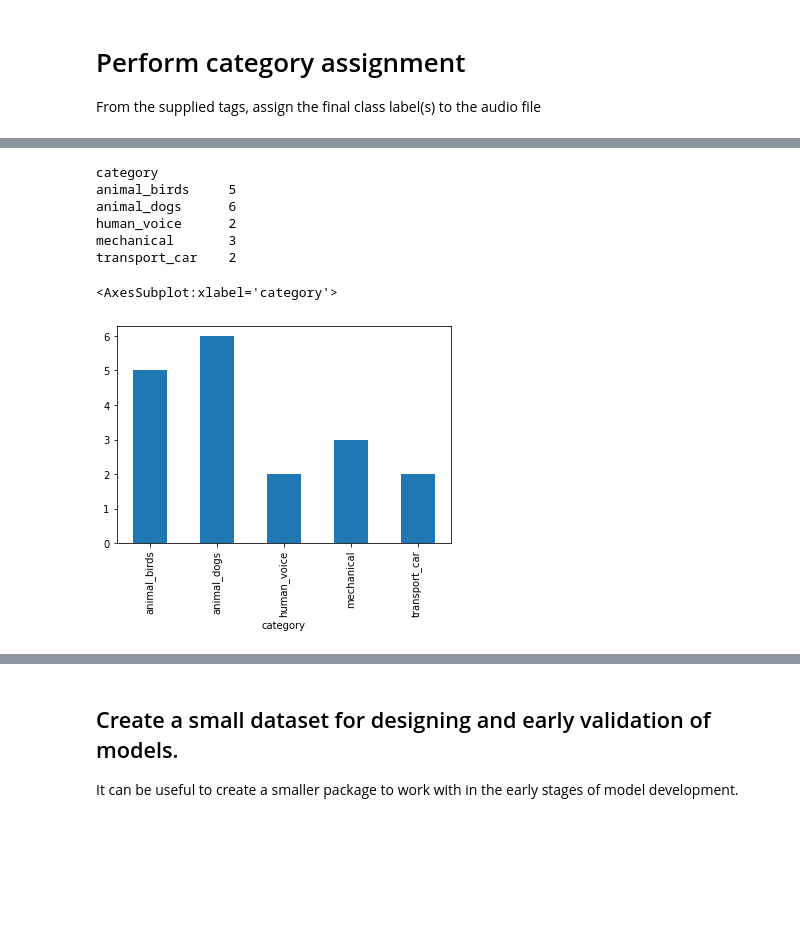
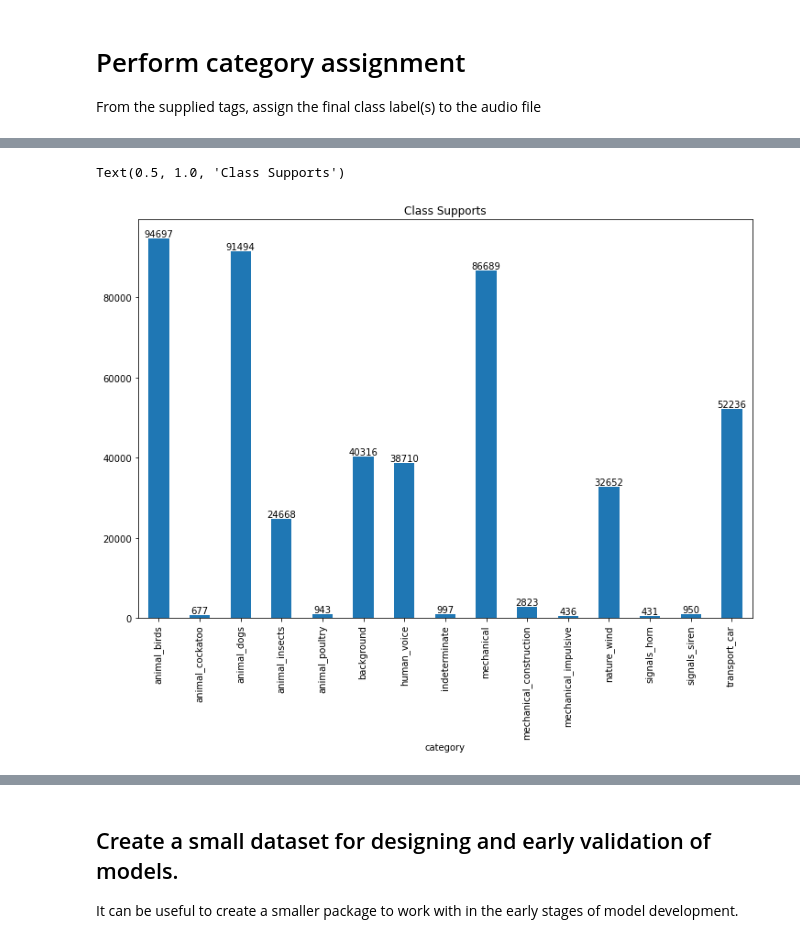
Before and after one commit to solt-qy/LDI_project, a Jupyter notebook: 02_machine_learning/01_dataset_curation.ipynb, the cells around one changed output, grey strips where cells are left out. Cells and saved outputs as stored; diff of their text form; code cells hidden in the pictures; blank space fills up the shorter version.

```diff
--- a/02_machine_learning/01_dataset_curation.ipynb
+++ b/02_machine_learning/01_dataset_curation.ipynb
@@ -223,7 +223,7 @@ def listen_to_files(df, data_root, *args, **kwargs):
 Listen to some audio files and observe their spectrograms
 # %%
 # set your path here
-data_root = pathlib.Path('example_data/') #pathlib.Path('/Volumes/Clavius/documents/Documents/Employment/NoiseNet/Development/tag_data/processed/')
+data_root = pathlib.Path('/Volumes/Clavius/documents/Documents/Employment/NoiseNet/Development/tag_data/processed/')#pathlib.Path('example_data/') #
 manifest_path = data_root/'01_manifest.csv'
 
 # read the manifest in
@@ -335,15 +335,11 @@ considered_small = categorised[categorised['category'].apply(lambda x: x in cons
 considered_large = categorised[categorised['category'].apply(lambda x: x in considered_categories_large)]
 # %%
 # show the supports for each category
-tag_counts = supports(considered_small, on_col='category')
-print(tag_counts.to_string())
-tag_counts.plot(kind='bar')
+tag_counts = supports(considered_large, on_col='category')
+plt.figure(figsize=(12,8))
+ax = tag_counts.plot(kind='bar')
+ax.bar_label(ax.containers[0])
+plt.title('Class Supports')
 # %% [output]
-category
-animal_birds     5
-animal_dogs      6
-human_voice      2
-mechanical       3
-transport_car    2
+Text(0.5, 1.0, 'Class Supports')
-<AxesSubplot:xlabel='category'>
-[figure, old version]
+[figure, new version]
```
Also changed, not shown: parts of 4 cells of this notebook, 1 other file.
